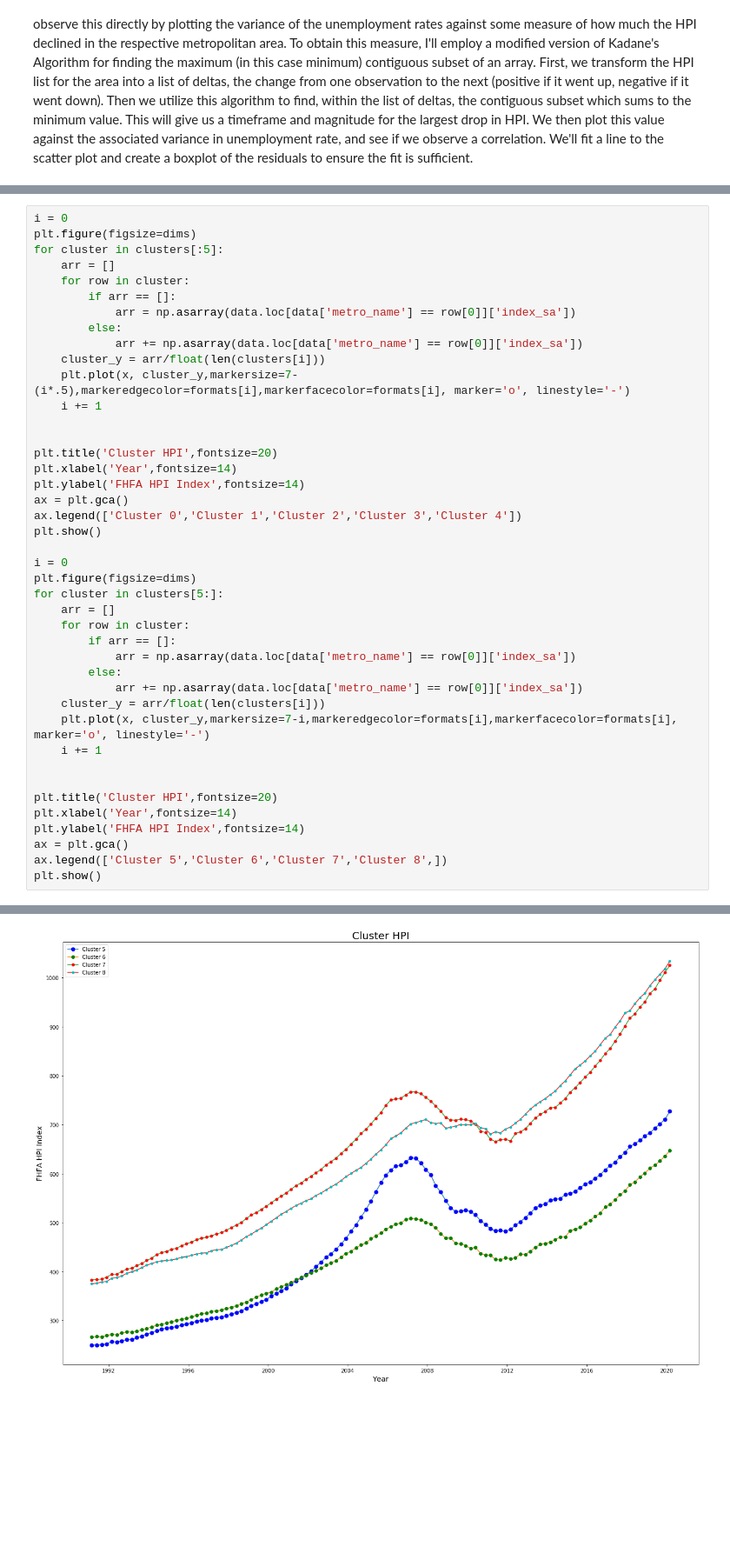
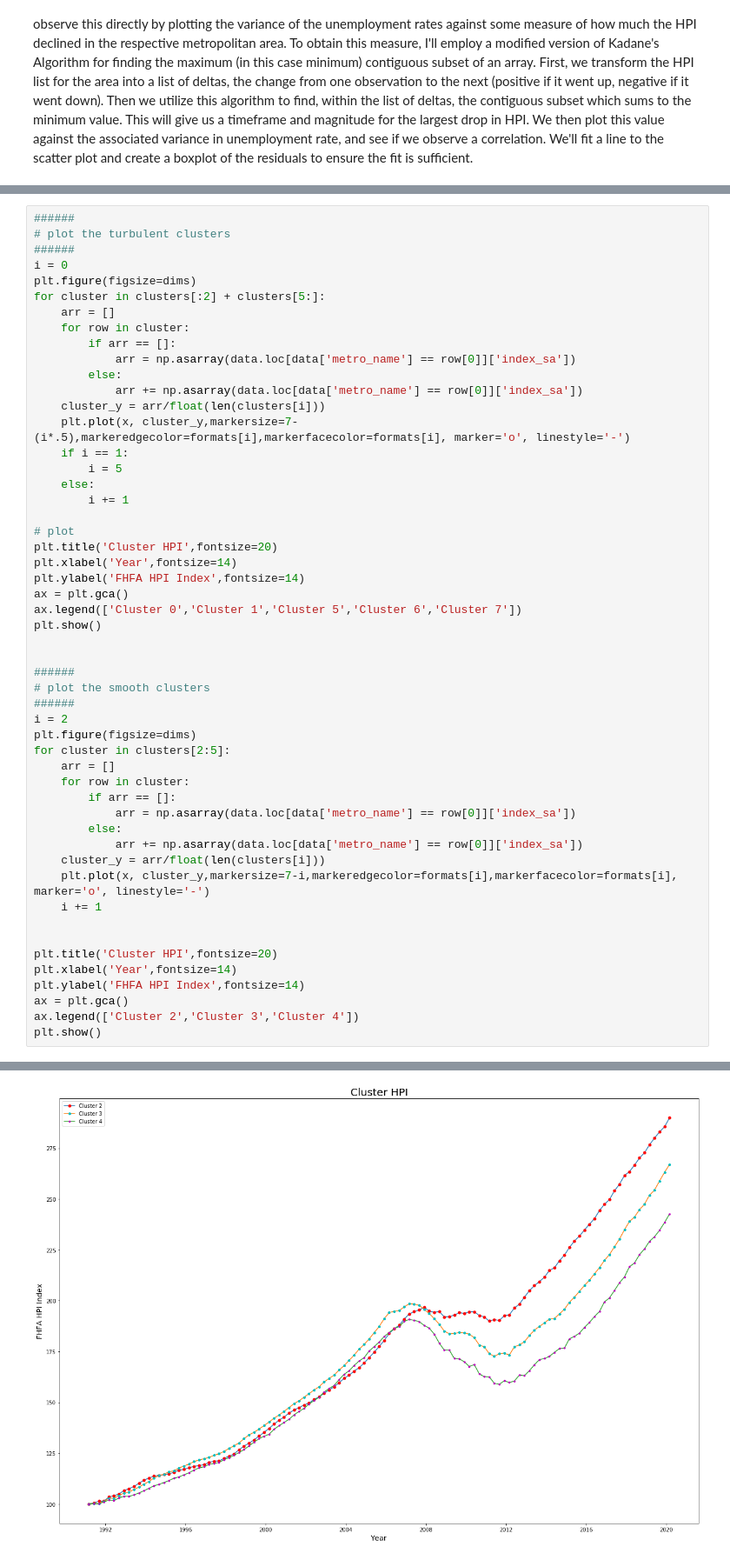
Before and after one commit to Croftc/Croftc.github.io, a Jupyter notebook: Final_Tutorial.ipynb, the cells around one changed output, grey strips where cells are left out. Shown at 87% size. Saved outputs shown, nothing was run; the diff lists cells and outputs as text; blank space fills up the shorter version.

```diff
--- a/Final_Tutorial.ipynb
+++ b/Final_Tutorial.ipynb
@@ -488,7 +527,10 @@ This plot is a bit busy, but looking closely, we can see similarities *and* diff
 # %%
+######
+# plot the turbulent clusters
+######
 i = 0
 plt.figure(figsize=dims)
-for cluster in clusters[:5]:
+for cluster in clusters[:2] + clusters[5:]:
     arr = []
     for row in cluster:
         if arr == []:
@@ -497,19 +539,26 @@ for cluster in clusters[:5]:
             arr += np.asarray(data.loc[data['metro_name'] == row[0]]['index_sa'])
     cluster_y = arr/float(len(clusters[i]))
     plt.plot(x, cluster_y,markersize=7-(i*.5),markeredgecolor=formats[i],markerfacecolor=formats[i], marker='o', linestyle='-')
-    i += 1
+    if i == 1:
+        i = 5
+    else:
+        i += 1
 
-
+# plot
 plt.title('Cluster HPI',fontsize=20)
 plt.xlabel('Year',fontsize=14)
 plt.ylabel('FHFA HPI Index',fontsize=14)
 ax = plt.gca()
-ax.legend(['Cluster 0','Cluster 1','Cluster 2','Cluster 3','Cluster 4'])
+ax.legend(['Cluster 0','Cluster 1','Cluster 5','Cluster 6','Cluster 7'])
 plt.show()
 
-i = 0
+
+######
+# plot the smooth clusters
+######
+i = 2
 plt.figure(figsize=dims)
-for cluster in clusters[5:]:
+for cluster in clusters[2:5]:
     arr = []
     for row in cluster:
         if arr == []:
@@ -525,6 +574,6 @@ plt.title('Cluster HPI',fontsize=20)
 plt.xlabel('Year',fontsize=14)
 plt.ylabel('FHFA HPI Index',fontsize=14)
 ax = plt.gca()
-ax.legend(['Cluster 5','Cluster 6','Cluster 7','Cluster 8',])
+ax.legend(['Cluster 2','Cluster 3','Cluster 4'])
 plt.show()
 # %% [output]
@@ -532,2 +581,2 @@ plt.show()
-[figure, old version]
+[figure, new version]
 # %% [markdown]
```
Also changed, not shown: parts of 16 cells of this notebook.
